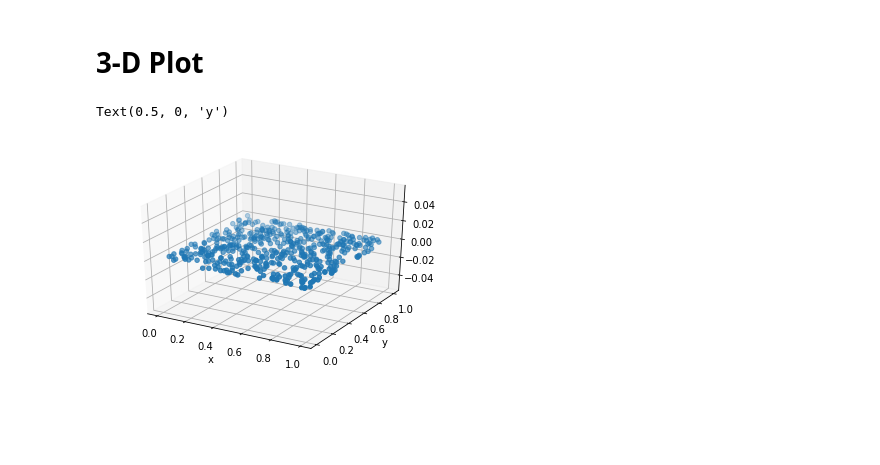
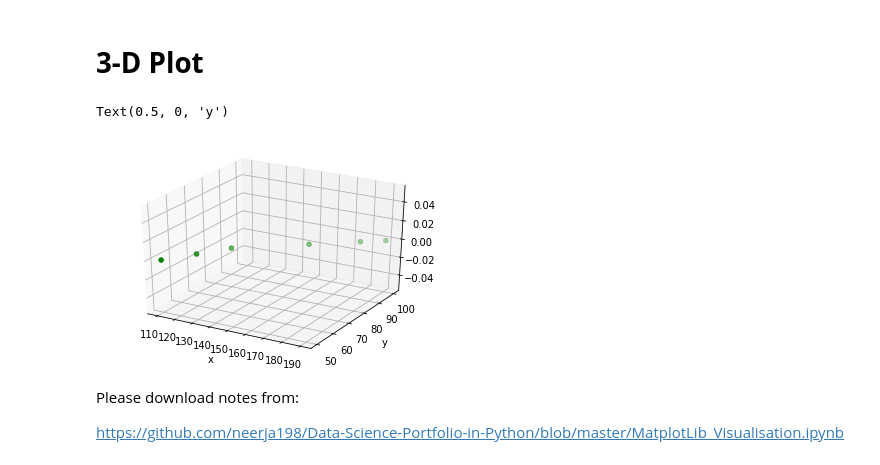
Before and after one commit to neerja198/Data-Science-Portfolio-in-Python, a Jupyter notebook: MatplotLib_Visualisation.ipynb, the cells around one changed output. Cells and saved outputs as stored; diff of their text form; code cells hidden in the pictures; blank space fills up the shorter version.

```diff
--- a/MatplotLib_Visualisation.ipynb
+++ b/MatplotLib_Visualisation.ipynb
@@ -276,0 +266,9 @@ plt.show()
+# %%
+Height = np.array([110,120,130,160,180,190])
+Weight = np.array([50,60,70,85,95,100])
+# Plot
+plt.scatter(Height,Weight)
+plt.title('Scatter plot')
+plt.xlabel('Height')
+plt.ylabel('Weight')
+plt.show()
@@ -279,9 +279,13 @@ plt.show()
 # %%
 from mpl_toolkits import mplot3d
 ax = plt.axes(projection='3d')
-ax.scatter3D(x,y)
+ax.scatter3D(Height,Weight,color="green")
 ax.set_xlabel("x")
 ax.set_ylabel("y")
 # %% [output]
 Text(0.5, 0, 'y')
-[figure, old version]
+[figure, new version]
+# %% [markdown]
+Please download notes from:
+
+https://github.com/neerja198/Data-Science-Portfolio-in-Python/blob/master/MatplotLib_Visualisation.ipynb
```
Also changed, not shown: parts of 7 cells of this notebook.
